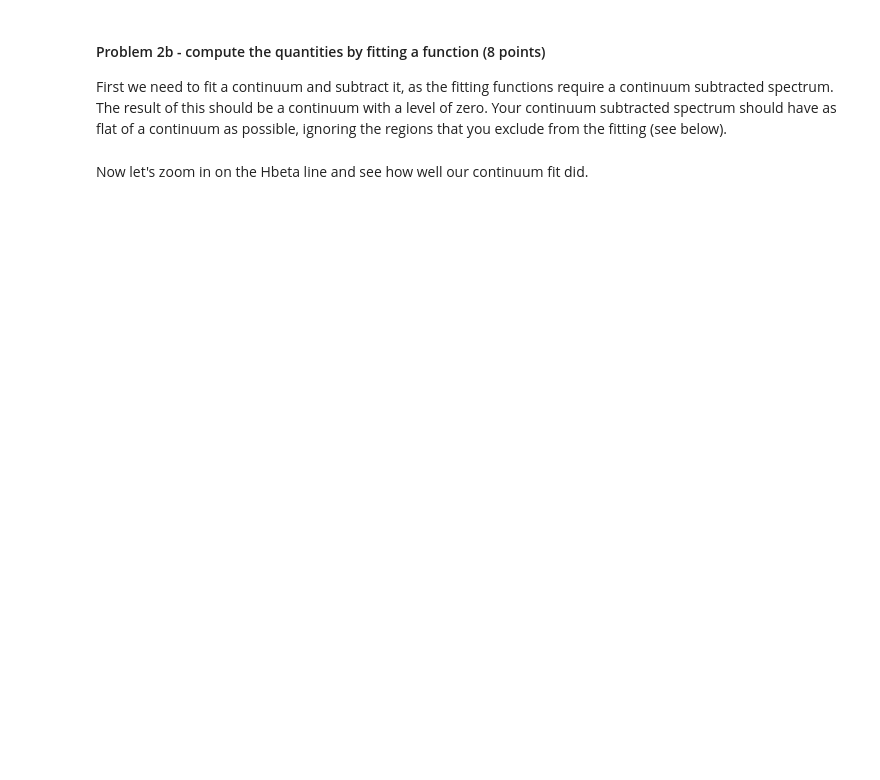
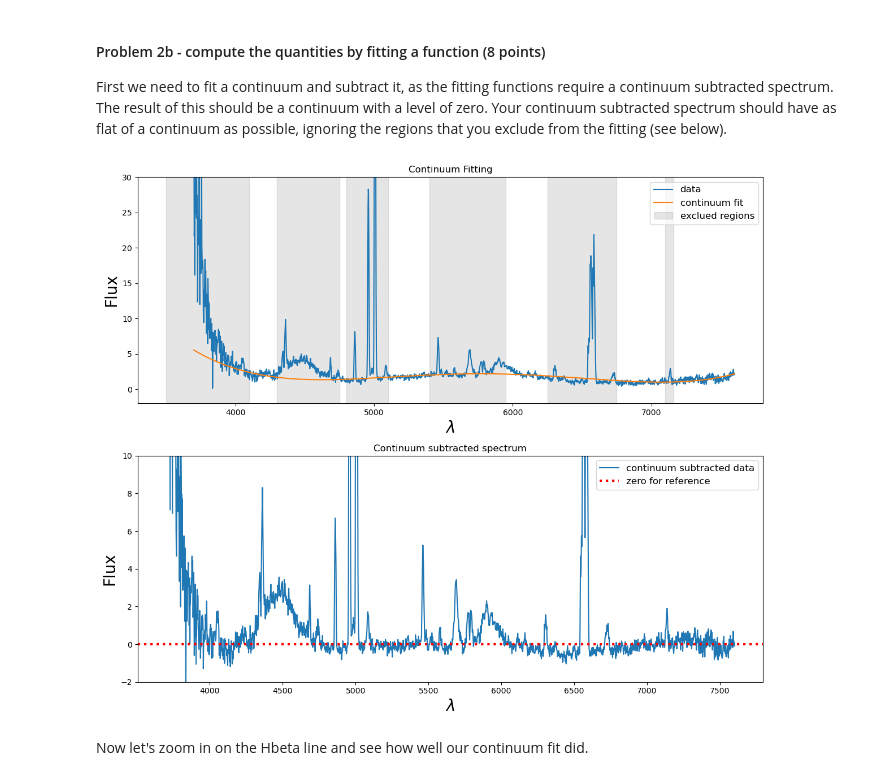
Before and after one commit to mikeweebs/Analysis_real_spectra_student, a Jupyter notebook: analysis_real_spectra.student.ipynb, the cells around one changed output. Cells and saved outputs as stored; diff of their text form; code cells hidden in the pictures; blank space fills up the shorter version.

```diff
--- a/analysis_real_spectra.student.ipynb
+++ b/analysis_real_spectra.student.ipynb
@@ -218,9 +229,9 @@ lamhigh = [4100,4750]
 #************************
 #your other regions go here.
 #a list of the lower bounds
-lamlow.extend([])
+lamlow.extend([4800,5400,6250,7100])
 #a list of the upper bounds
-lamhigh.extend([])
+lamhigh.extend([5100,5950,6750,7160])
 
 #this creates the SpectralRegion that contains all of the excluded regions
 for ilam,lam in enumerate(lamlow):
@@ -236,40 +247,42 @@ for ilam,lam in enumerate(lamlow):
 #Your continuum subtracted spectrum should
 with warnings.catch_warnings():  # Ignore warnings
     warnings.simplefilter('ignore')
-    fitted_continuum = fit_generic_continuum(specm57,exclude_regions=excl_region, median_window=  ,
-                                             model=models.Chebyshev1D(degree=  ))
+    fitted_continuum = fit_generic_continuum(specm57,exclude_regions=excl_region, median_window=  3,
+                                             model=models.Chebyshev1D(degree=  4))
 #this is the fitted continuum
 y_fit = fitted_continuum(specm57.wavelength)
 
 #plot the spectrum and the continuum fit
 f,(ax1,ax2) = plt.subplots(2,1,figsize=(12,10))
 ax1.plot(specm57.wavelength, specm57.flux,label='data')
 ax1.plot(specm57.wavelength, y_fit,label='continuum fit')
 ax1.set_title("Continuum Fitting")
 ax1.set_ylim(-2,30)
 ax1.set_xlabel("$\lambda$",fontsize=20)
 ax1.set_ylabel("Flux",fontsize=20)
 
 #to help you decide which regions to exclude, plot gray regions that are excluded.
 for ilam,lam in enumerate(lamlow):
     ax1.fill_betweenx([-100,100],lamlow[ilam],x2=lamhigh[ilam],color='gray',alpha=0.2,label='exclued regions')
 
     #only make the legend after the first iteration so it only makes one box
     if ilam==0:
         ax1.legend(fontsize=12)
 
 #plot the continuum subtracted spectrum
 contsubspec = specm57.flux - y_fit
 ax2.plot(specm57.wavelength, contsubspec, label='continuum subtracted data')
 ax2.set_title("Continuum subtracted spectrum")
 ax2.set_ylim(-2,10)
 ax2.axhline(0.0,color='red',linestyle=':',linewidth=3,label='zero for reference')
 ax2.set_xlabel("$\lambda$",fontsize=20)
 ax2.set_ylabel("Flux",fontsize=20)
 ax2.legend(fontsize=12)
 
 #this optimizes the spacing between the figures
 f.tight_layout()
+# %% [output]
+[figure, added]
 # %% [markdown]
 Now let's zoom in on the Hbeta line and see how well our continuum fit did.
 # %%
```
Also changed, not shown: parts of 6 cells of this notebook.
